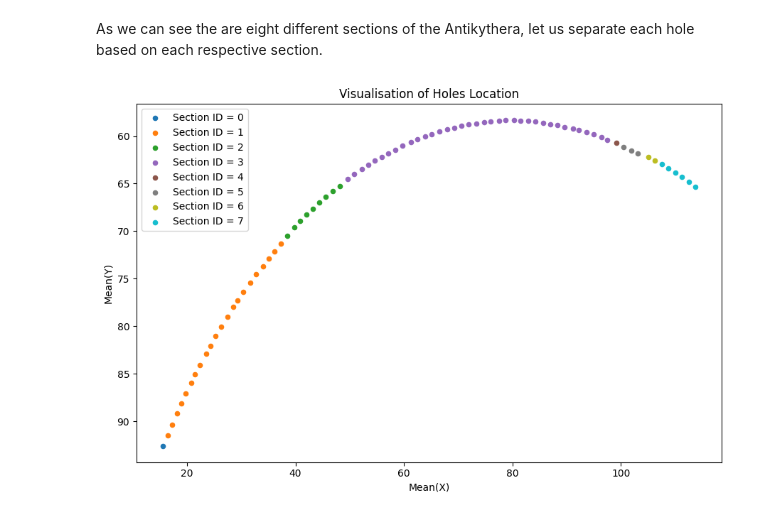
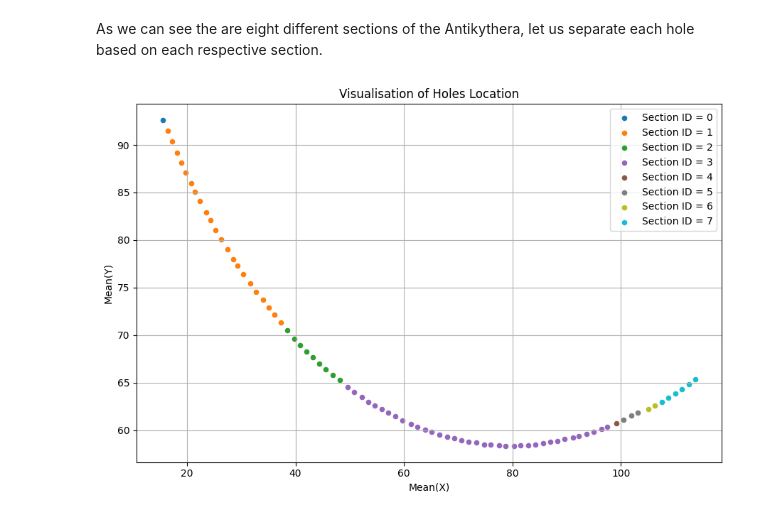
Before and after one commit to MatteoMancini01/S2_Cw, a Jupyter notebook: NoteBook.ipynb, the cells around one changed output. Saved outputs shown, nothing was run; the diff lists cells and outputs as text; code cells hidden in the pictures.

```diff
--- a/NoteBook.ipynb
+++ b/NoteBook.ipynb
@@ -53,28 +57,29 @@ As we can see the are eight different sections of the Antikythera, let us separa
 # %%
 # Define colors using a colormap
 colors = plt.cm.get_cmap("tab10", len(data_AM["Section ID"].unique()))
 
 # Plot
 plt.figure(figsize=(9, 6))
 
 # Loop through each section and plot automatically
 # Selecting different region based on Section ID
 for i, (section, data) in enumerate(data_AM.groupby("Section ID")):
     plt.scatter(data["Mean(X)"], data["Mean(Y)"], s=20, color=colors(i), label=f"Section ID = {section}")
 
 # Add labels and title
 plt.xlabel('Mean(X)')
 plt.ylabel('Mean(Y)')
 plt.title('Visualisation of Holes Location')
 
 # Invert y-axis for better visualization (resemble ring shape)
-plt.gca().invert_yaxis()
+#plt.gca().invert_yaxis()
 
-# Add legend and adjust layout
+# Add legend, adjust layout and grid
 plt.legend()
 plt.tight_layout()
+plt.grid()
 
 # Show plot
 plt.show()
 # %% [output]
-[figure, old version]
+[figure, new version]
```
Also changed, not shown: parts of 21 cells of this notebook.
